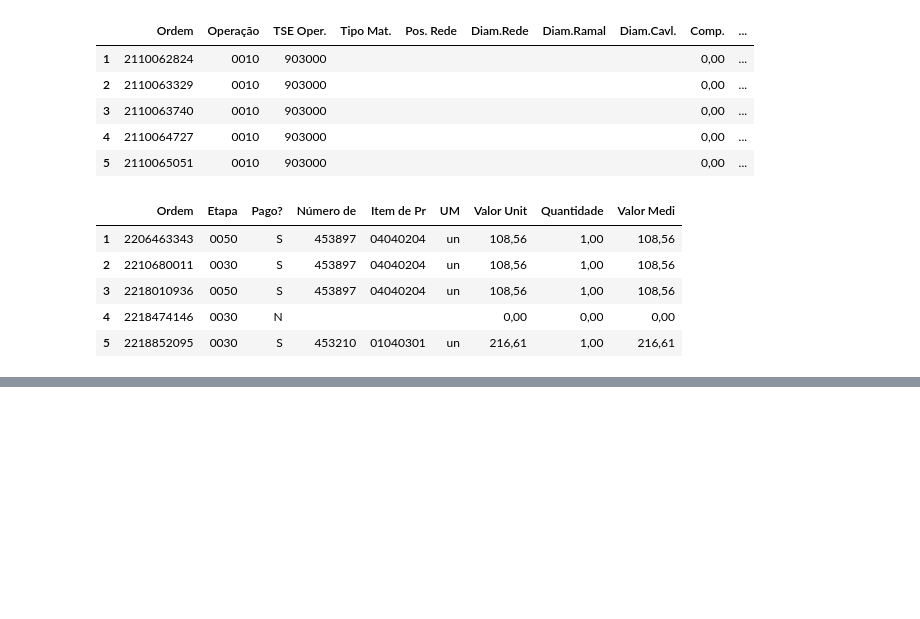
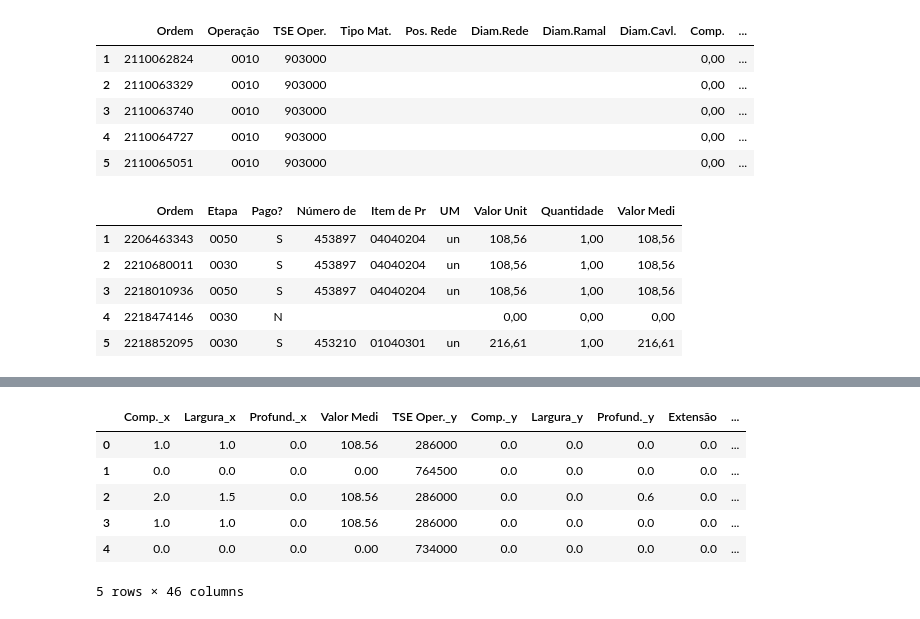
Before and after one commit to eeyamazaki/soebe, a Jupyter notebook: modelo_preditivo_soebe.ipynb, the cells around one changed output, grey strips where cells are left out. Cells and saved outputs as stored; diff of their text form; code cells hidden in the pictures; blank space fills up the shorter version.

```diff
--- a/modelo_preditivo_soebe.ipynb
+++ b/modelo_preditivo_soebe.ipynb
@@ -487,0 +608,6 @@ ValueError: ignored
+# %%
+# Separando o dataframe de treino:
+
+mask = df['StatUsuár._x'].isin(['EXEC VALO', 'NEXE VALO'])
+treino = df[mask]
+treino.head()
@@ -487,0 +682,20 @@ ValueError: ignored
+# %%
+#Variaveis com categoricas cardinalidade menor ou igual a 10, utilizamos o get_dummies:
+#BASE TESTE
+
+dum_treino = pd.get_dummies(treino,
+                    columns=['TSE Oper._x', 'Un. Adm.', 'Tipo Mat.', 'Pos. Rede',
+                             'Diam.Rede','Diam.Ramal', 'Diam.Cavl.', 'MND'],
+                    drop_first=True,
+                    prefix=['TSE', 'UnAdm', 'TipoMat', 'PosRede',
+                            'DRede', 'DRamal', 'DCav', 'MND'],
+                    prefix_sep='_')
+dum_treino.head()
+# %% [output]
+|  | Comp._x | Largura_x | Profund._x | Valor Medi | TSE Oper._y | Comp._y | Largura_y | Profund._y | Extensão | ... |
+| 0 | 1.0 | 1.0 | 0.0 | 108.56 | 286000 | 0.0 | 0.0 | 0.0 | 0.0 | ... |
+| 1 | 0.0 | 0.0 | 0.0 | 0.00 | 764500 | 0.0 | 0.0 | 0.0 | 0.0 | ... |
+| 2 | 2.0 | 1.5 | 0.0 | 108.56 | 286000 | 0.0 | 0.0 | 0.6 | 0.0 | ... |
+| 3 | 1.0 | 1.0 | 0.0 | 108.56 | 286000 | 0.0 | 0.0 | 0.0 | 0.0 | ... |
+| 4 | 0.0 | 0.0 | 0.0 | 0.00 | 734000 | 0.0 | 0.0 | 0.0 | 0.0 | ... |
+5 rows × 46 columns
```
Also changed, not shown: parts of 41 cells of this notebook.
